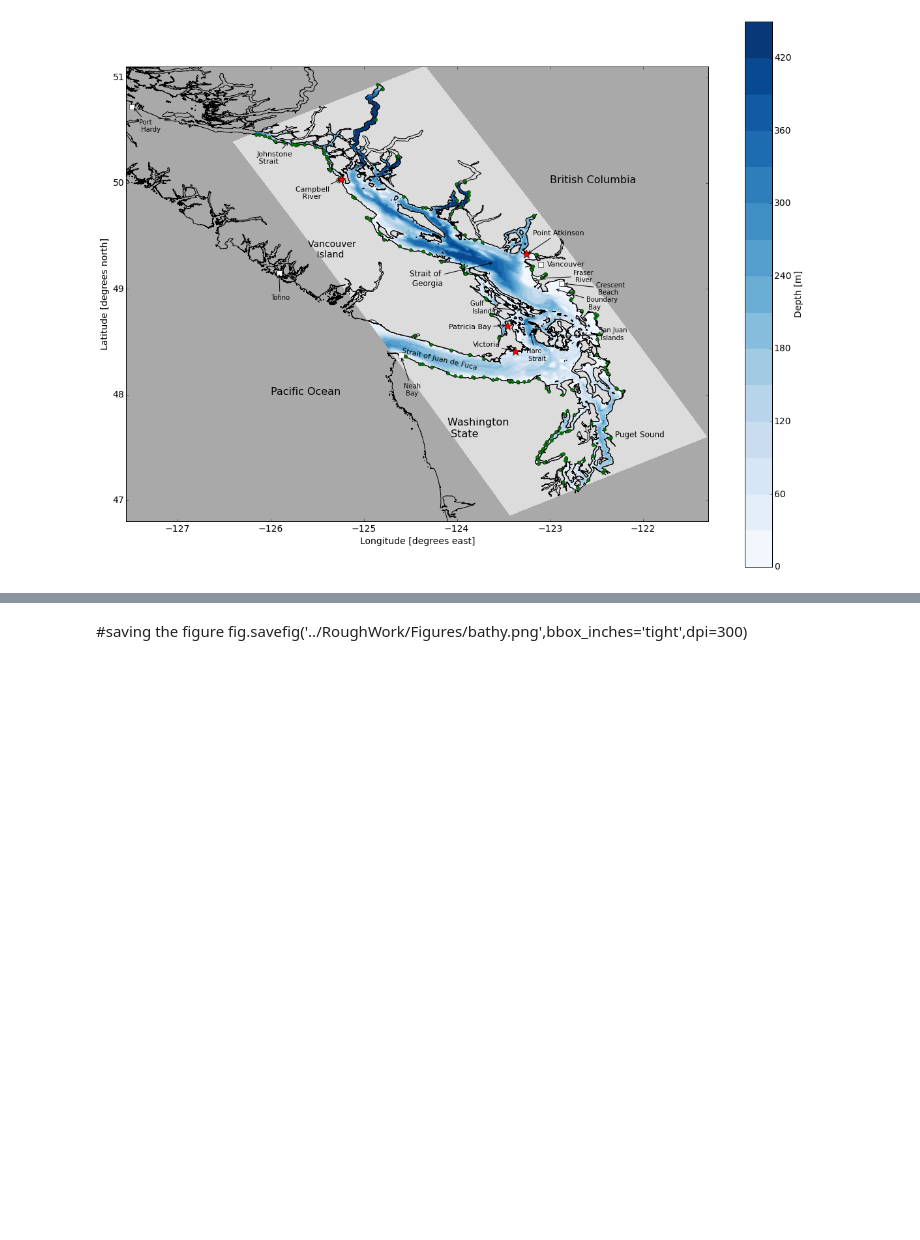
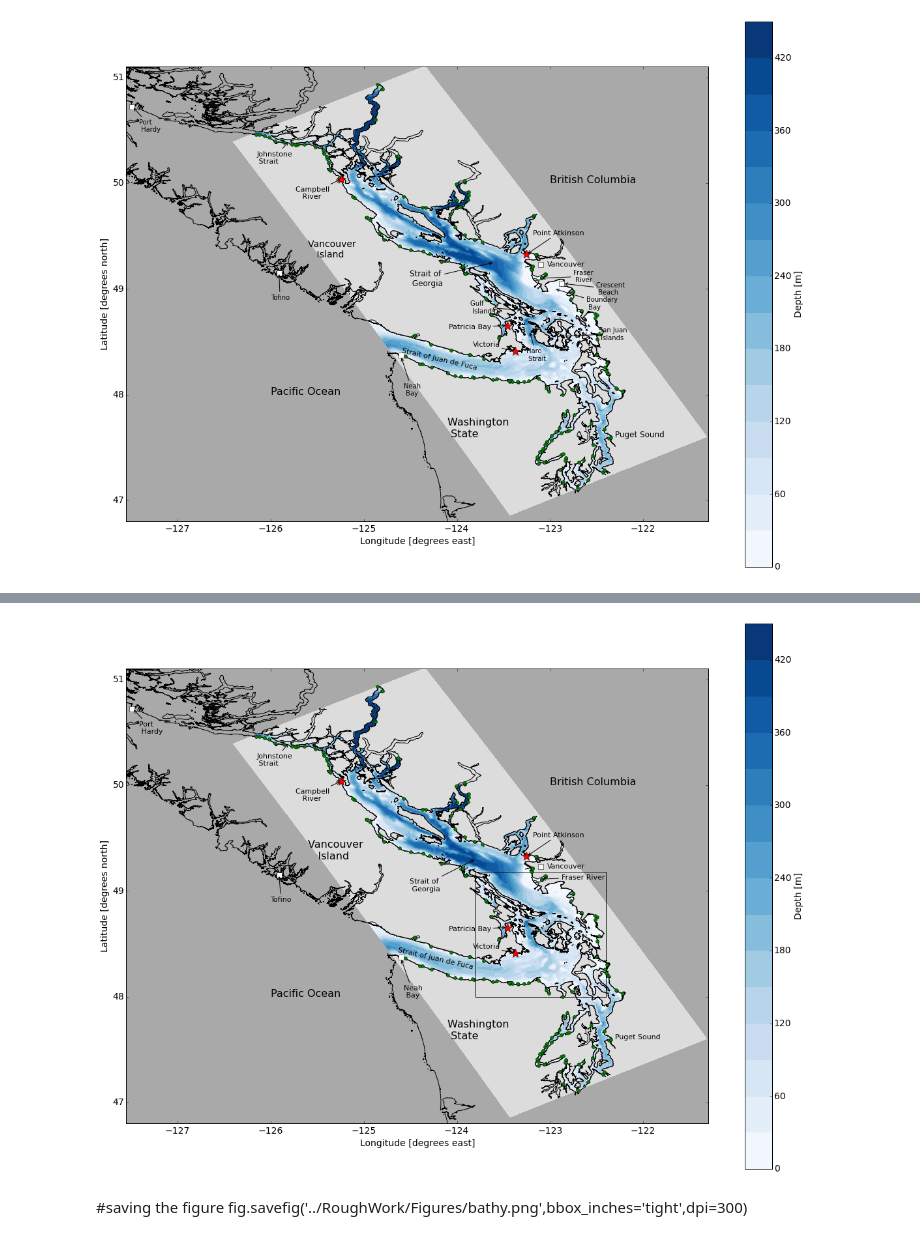
Before and after one commit to SalishSeaCast/storm-surge, a Jupyter notebook: FigureScripts/bathyImage.ipynb, the cells around one changed output, grey strips where cells are left out. Saved outputs shown, nothing was run; the diff lists cells and outputs as text; code cells hidden in the pictures; blank space fills up the shorter version.

```diff
--- a/FigureScripts/bathyImage.ipynb
+++ b/FigureScripts/bathyImage.ipynb
@@ -254,3 +260,61 @@ fig.show()
+# %%
+cmap = plt.get_cmap('Blues')
+cmap.set_bad('gainsboro')
+bbox={'facecolor':'white', 'alpha':0.8, 'lw':0}
+
+fig, axs = plt.subplots(1, 1, figsize=(20,15)) #(12,9)
+ax4=axs
+g = 'map'
+draw_coast(ax4)
+draw_bathy(ax4,g)
+draw_rivers(ax4,g)
+draw_storms(ax4,g)
+
+ax4.set_ylabel('{latitude.long_name} [{latitude.units}]'.format(latitude=lats))
+ax4.set_xlabel('{longitude.long_name} [{longitude.units}]'.format(longitude=lons))
+ax4.set_xlim([-127.55,-121.3])
+ax4.set_ylim([46.8,51.1])
+
+font = {'size'   :14}
+
+plt.rc('font', **font)
+
+ax4.text(-126,48,'Pacific Ocean', fontsize=16)
+ax4.text(-124.1,47.6,'Washington \n State', fontsize=16)
+ax4.text(-125.6,49.3,'Vancouver \n   Island', fontsize=16)
+ax4.text(-123,50,'British Columbia',fontsize=16)
+
+ax4.plot(-127.49, 50.72,'sw',markersize=8,rasterized=True)
+ax4.annotate('Port \n Hardy', xy=(-127.48, 50.72), xytext = (10,-38),textcoords = 'offset points',
+                    arrowprops = dict(arrowstyle = '->', connectionstyle = 'arc3,rad=0'),fontsize=11)
+ax4.plot(-125.91,49.15,'sw',markersize=8,rasterized=True)
+ax4.annotate('Tofino', xy=(-125.91,49.15), xytext = (-126,48.9),textcoords = 'data',
+                    arrowprops = dict(arrowstyle = '->', connectionstyle = 'arc3,rad=0'),fontsize=11)
+ax4.plot(-123.1,49.23,'sw',markersize=8,rasterized=True)
+ax4.text(-123.03,49.21,'Vancouver',fontsize=11)
+ax4.plot(-124.6, 48.37,'sw',markersize=8,rasterized=True)
+ax4.annotate('Neah \n Bay', xy=(-124.6,48.36), xytext = (4,-60),textcoords = 'offset points',
+                    arrowprops = dict(arrowstyle = '->', connectionstyle = 'arc3,rad=0'),fontsize=11)
+
+ax4.text(-122.3,47.6,'Puget Sound', fontsize=11)
+ax4.text(-124.64,48.42,'Strait of Juan de Fuca',fontsize=11,rotation=-13)
+ax4.annotate('Strait of \n Georgia',xy=(-123.8,49.3),xytext = (-124.51, 49.0),textcoords = 'data',
+                    arrowprops = dict(arrowstyle = '->', connectionstyle = 'arc3,rad=0'),fontsize=11)
+ax4.annotate('Johnstone \n Strait', xy=(-125.8,50.4), xytext = (-50, -35),textcoords = 'offset points',
+                    arrowprops = dict(arrowstyle = '->', connectionstyle = 'arc3,rad=0'),fontsize=11)
+ax4.annotate('Fraser River', xy=(-123.1,49.11), xytext = (-122.88,49.11),textcoords = 'data',
+                    arrowprops = dict(arrowstyle = '->', connectionstyle = 'arc3,rad=0'),fontsize=11)
+
+
+
+
+# Rectangle
+ax4.add_patch(patches.Rectangle((-123.8, 48.0), 1.4, 1.18, fill=False))
+
+ax4.set_axis_bgcolor('darkgray')
+fig.show()
+# %% [output]
+[figure, added]
 # %% [markdown]
 #saving the figure
 fig.savefig('../RoughWork/Figures/bathy.png',bbox_inches='tight',dpi=300)
```
Also changed, not shown: parts of 1 cell of this notebook.
